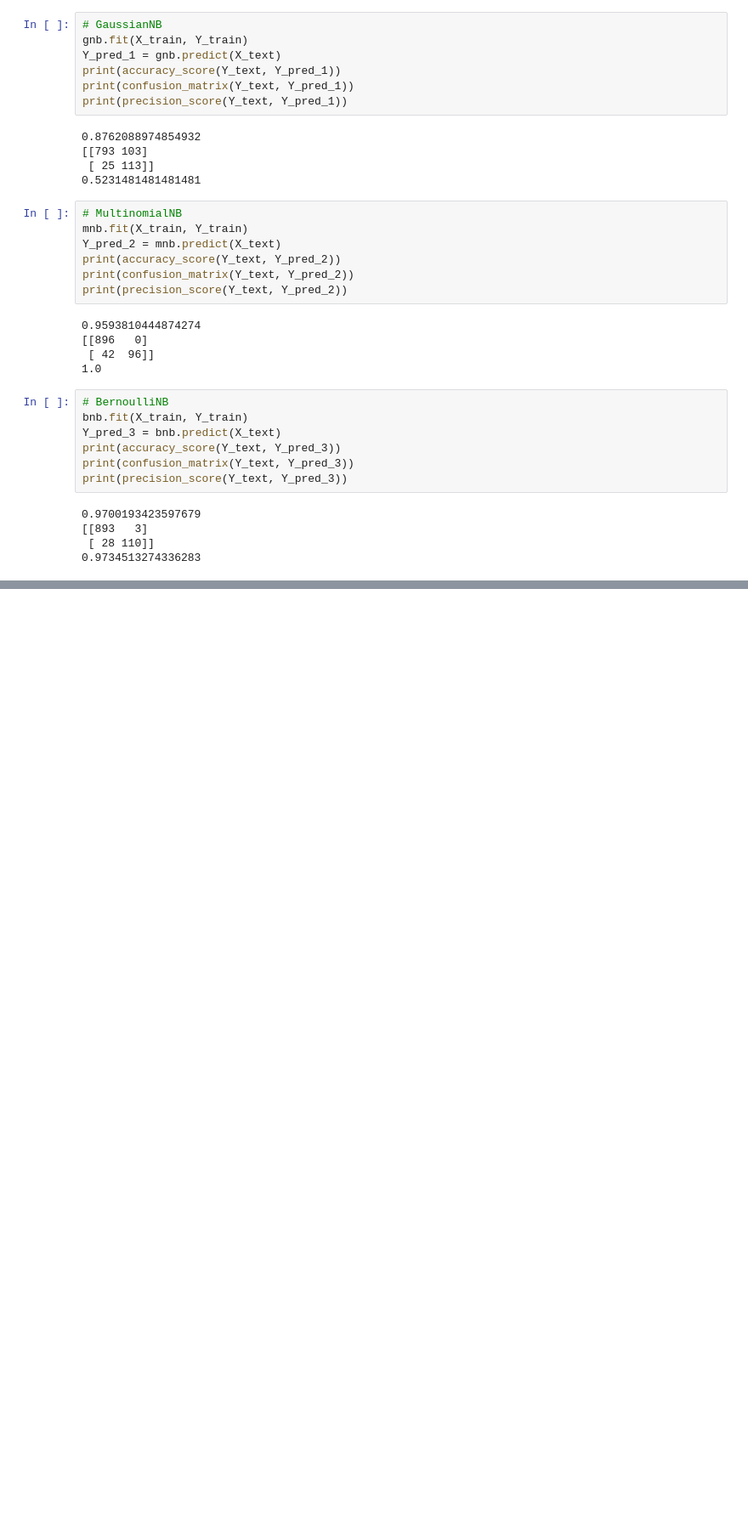
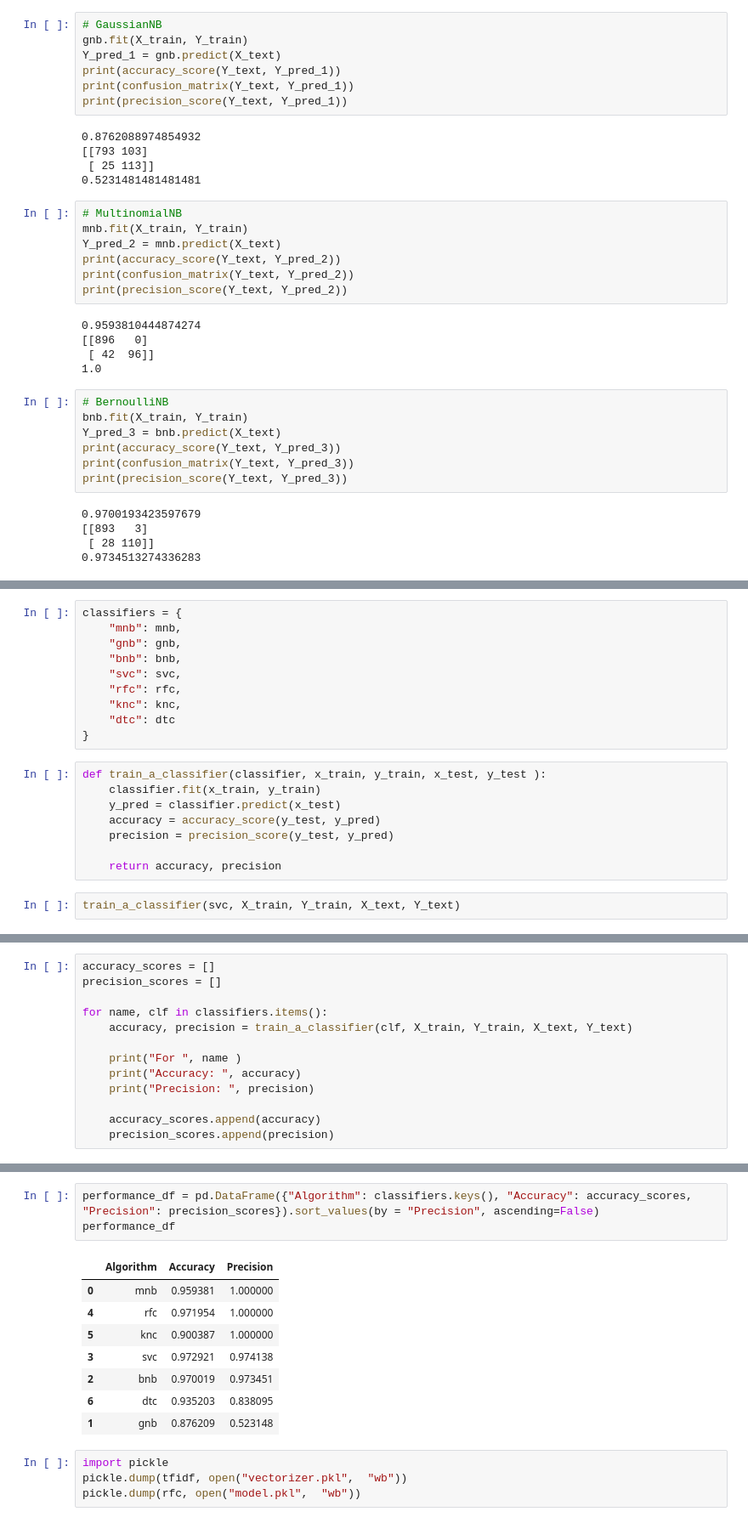
Before and after one commit to bilalhanifkhatri/sms-spam-detection, a Jupyter notebook: index.ipynb, the cells around one changed output, grey strips where cells are left out. Shown at 85% size. Drawn from its saved outputs; the diff is of its cells as text; blank space fills up the shorter version.

Commit message:
almost done the training and testing models and finally selected the Random Forest model

```diff
--- a/index.ipynb
+++ b/index.ipynb
@@ -521,0 +534,20 @@ print(precision_score(Y_text, Y_pred_3))
+# %%
+classifiers = {
+    "mnb": mnb,
+    "gnb": gnb,
+    "bnb": bnb,
+    "svc": svc,
+    "rfc": rfc,
+    "knc": knc,
+    "dtc": dtc
+}
+# %%
+def train_a_classifier(classifier, x_train, y_train, x_test, y_test ):
+    classifier.fit(x_train, y_train)
+    y_pred = classifier.predict(x_test)
+    accuracy = accuracy_score(y_test, y_pred)
+    precision = precision_score(y_test, y_pred)
+
+    return accuracy, precision
+# %%
+train_a_classifier(svc, X_train, Y_train, X_text, Y_text)
@@ -521,0 +556,13 @@ print(precision_score(Y_text, Y_pred_3))
+# %%
+accuracy_scores = []
+precision_scores = []
+
+for name, clf in classifiers.items():
+    accuracy, precision = train_a_classifier(clf, X_train, Y_train, X_text, Y_text)
+
+    print("For ", name )
+    print("Accuracy: ", accuracy)
+    print("Precision: ", precision)
+
+    accuracy_scores.append(accuracy)
+    precision_scores.append(precision)
@@ -521,0 +587,16 @@ print(precision_score(Y_text, Y_pred_3))
+# %%
+performance_df = pd.DataFrame({"Algorithm": classifiers.keys(), "Accuracy": accuracy_scores, "Precision": precision_scores}).sort_values(by = "Precision", ascending=False)
+performance_df
+# %% [output]
+|  | Algorithm | Accuracy | Precision |
+| 0 | mnb | 0.959381 | 1.000000 |
+| 4 | rfc | 0.971954 | 1.000000 |
+| 5 | knc | 0.900387 | 1.000000 |
+| 3 | svc | 0.972921 | 0.974138 |
+| 2 | bnb | 0.970019 | 0.973451 |
+| 6 | dtc | 0.935203 | 0.838095 |
+| 1 | gnb | 0.876209 | 0.523148 |
+# %%
+import pickle
+pickle.dump(tfidf, open("vectorizer.pkl",  "wb"))
+pickle.dump(rfc, open("model.pkl",  "wb"))
```
Also changed, not shown: parts of 10 cells of this notebook, 2 other files.
